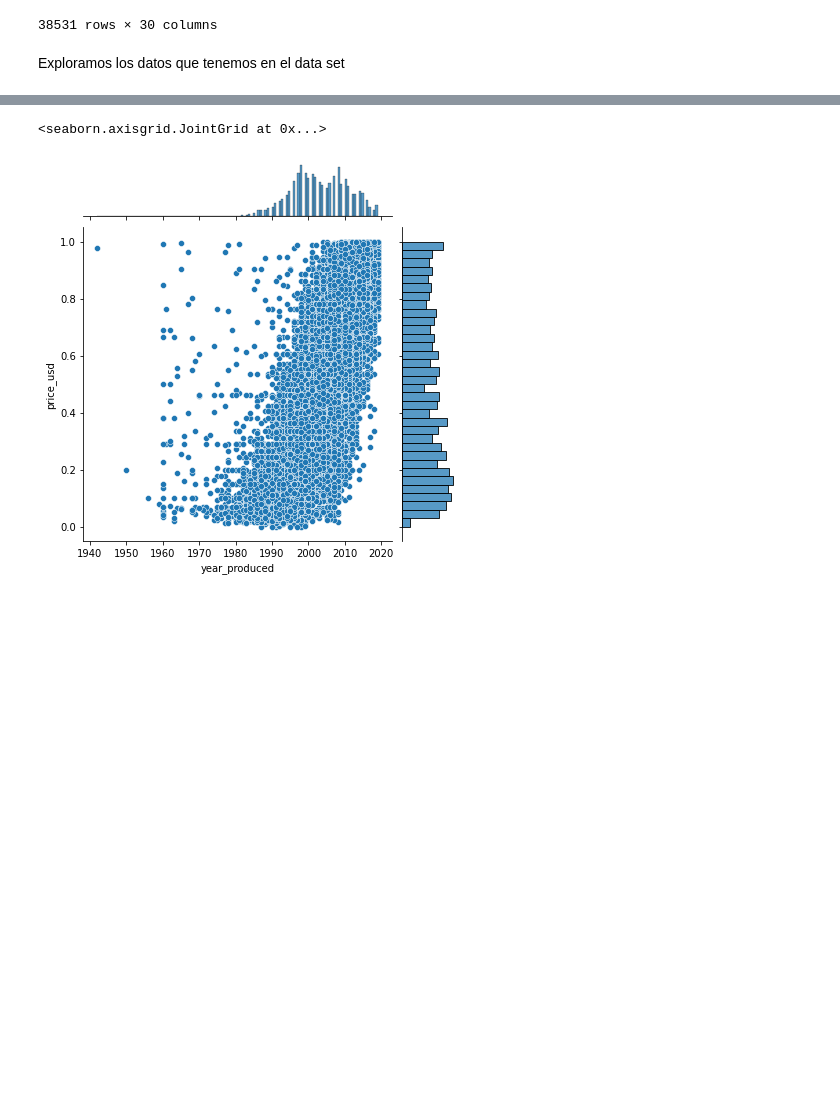
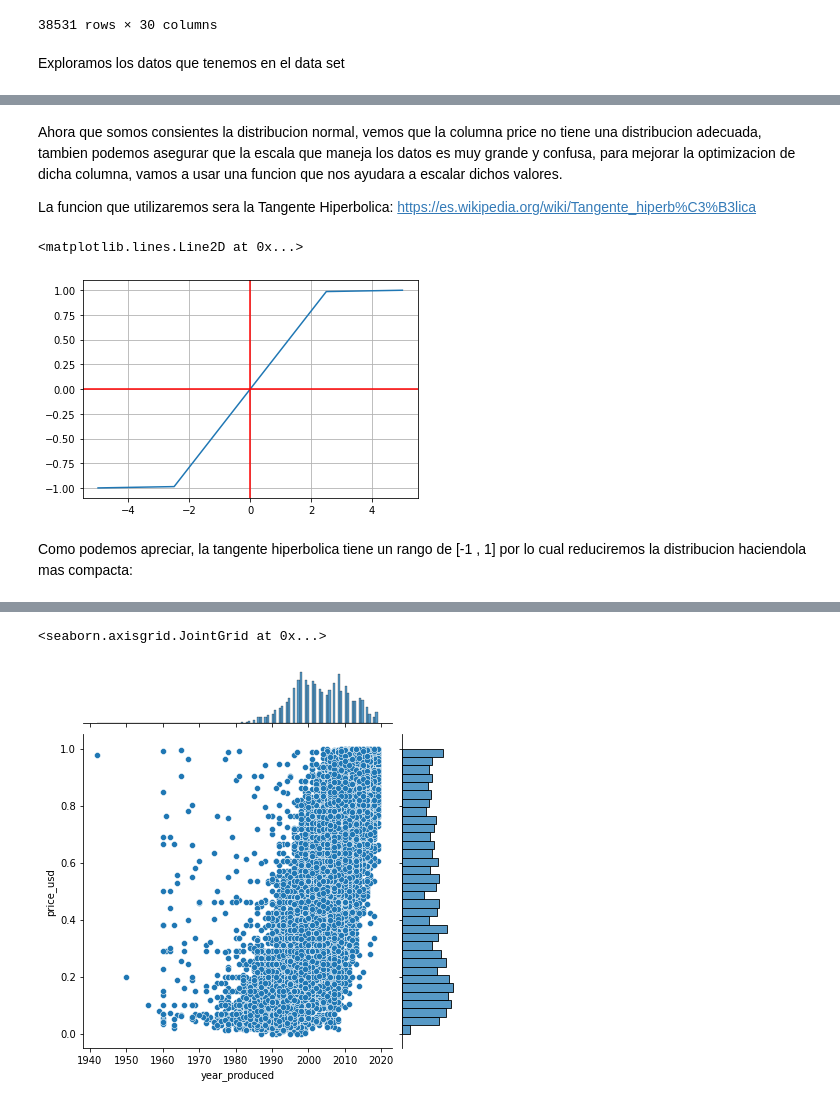
Before and after one commit to wowramon/EDA_UsedCars, a Jupyter notebook: ChallengeCars.ipynb, the cells around one changed output, grey strips where cells are left out. Cells and saved outputs as stored; diff of their text form; code cells hidden in the pictures; blank space fills up the shorter version.

```diff
--- a/ChallengeCars.ipynb
+++ b/ChallengeCars.ipynb
@@ -136,0 +163,23 @@ NewDF['price_usd'].hist()
+# %% [markdown]
+Ahora que somos consientes la distribucion normal, vemos que la columna price no tiene una distribucion adecuada, tambien podemos asegurar que la escala que maneja los datos es muy grande y confusa, para mejorar la optimizacion de dicha columna, vamos a usar una funcion que nos ayudara a escalar dichos valores.
+
+La funcion que utilizaremos sera la Tangente Hiperbolica: https://es.wikipedia.org/wiki/Tangente_hiperb%C3%B3lica
+# %%
+N = 5  # Numero de puntos
+def f(x):   # Definimos la funcion
+  return np.tanh(x) # Tangente Hiperbolica
+
+x = np.linspace(-5, 5, num=N) # definimos el dominio de X
+
+y = f(x) # Imagen
+
+fig, ax = plt.subplots() # plt para graficar la funcion
+ax.plot(x, y)
+ax.grid()
+ax.axhline(y=0, color='r')
+ax.axvline(x=0, color='r')
+# %% [output]
+<matplotlib.lines.Line2D at 0x...>
+[figure, added]
+# %% [markdown]
+Como podemos apreciar, la tangente hiperbolica tiene un rango de [-1 , 1] por lo cual reduciremos la distribucion haciendola mas compacta:
```
Also changed, not shown: parts of 52 cells of this notebook, 1 other file.
